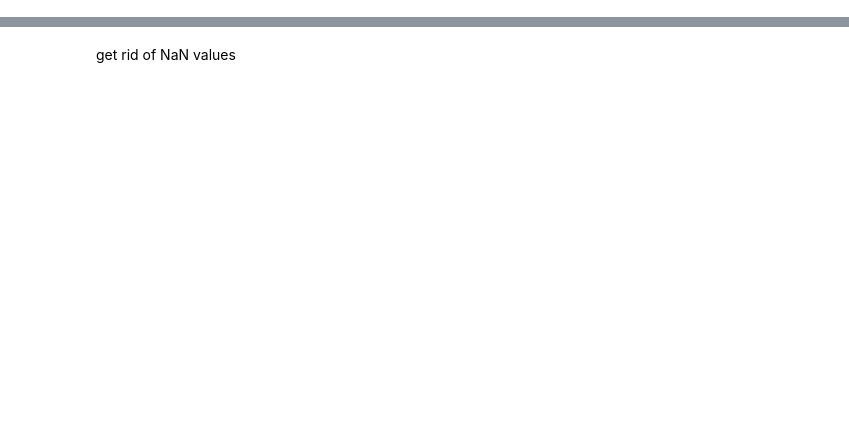
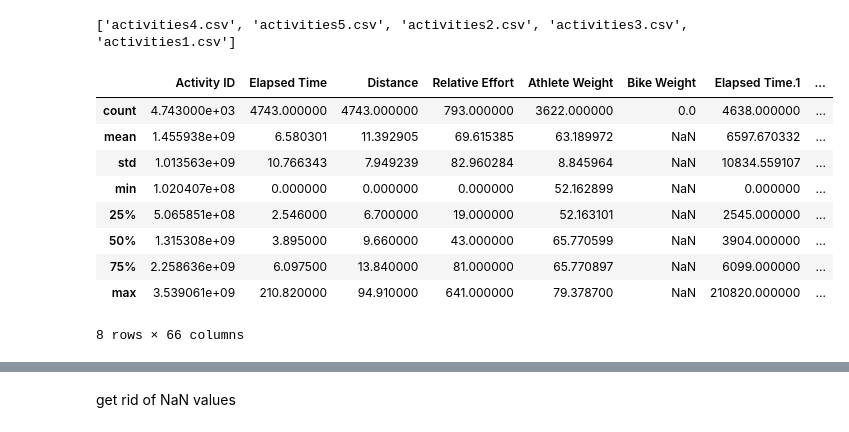
Before and after one commit to yavorska-iryna/IDS-project, a Jupyter notebook: notebooks/EDA_test.ipynb, the cells around one changed output, grey strips where cells are left out. Cells and saved outputs as stored; diff of their text form; code cells hidden in the pictures; blank space fills up the shorter version.

```diff
--- a/notebooks/EDA_test.ipynb
+++ b/notebooks/EDA_test.ipynb
@@ -15,0 +15,30 @@ dataset = dataset[dataset['Activity Type'].str.match('Run')]
+# %%
+# get all csv files
+all_files = glob.glob( '*.csv' )
+print(all_files)
+# %% [output]
+['activities4.csv', 'activities5.csv', 'activities2.csv', 'activities3.csv', 'activities1.csv']
+# %%
+# merge all csv files and add 'id' variable to identify all ids
+ds = []
+i = 0
+for filename in all_files:
+    i = i + 1
+    dataset = pd.read_csv(filename, encoding= 'unicode_escape')
+    dataset['id'] = i
+    ds.append(dataset)
+datasets = pd.concat(ds, axis=0, ignore_index=True)
+datasets = datasets[datasets['Activity Type'].str.match('Run')]
+datasets['Elapsed Time'] = datasets['Elapsed Time'].div(1000) # convert to minutes
+datasets.describe()
+# %% [output]
+|  | Activity ID | Elapsed Time | Distance | Relative Effort | Athlete Weight | Bike Weight | Elapsed Time.1 | ... |
+| count | 4.743000e+03 | 4743.000000 | 4743.000000 | 793.000000 | 3622.000000 | 0.0 | 4638.000000 | ... |
+| mean | 1.455938e+09 | 6.580301 | 11.392905 | 69.615385 | 63.189972 | NaN | 6597.670332 | ... |
+| std | 1.013563e+09 | 10.766343 | 7.949239 | 82.960284 | 8.845964 | NaN | 10834.559107 | ... |
+| min | 1.020407e+08 | 0.000000 | 0.000000 | 0.000000 | 52.162899 | NaN | 0.000000 | ... |
+| 25% | 5.065851e+08 | 2.546000 | 6.700000 | 19.000000 | 52.163101 | NaN | 2545.000000 | ... |
+| 50% | 1.315308e+09 | 3.895000 | 9.660000 | 43.000000 | 65.770599 | NaN | 3904.000000 | ... |
+| 75% | 2.258636e+09 | 6.097500 | 13.840000 | 81.000000 | 65.770897 | NaN | 6099.000000 | ... |
+| max | 3.539061e+09 | 210.820000 | 94.910000 | 641.000000 | 79.378700 | NaN | 210820.000000 | ... |
+8 rows × 66 columns
```
Also changed, not shown: parts of 12 cells of this notebook.
